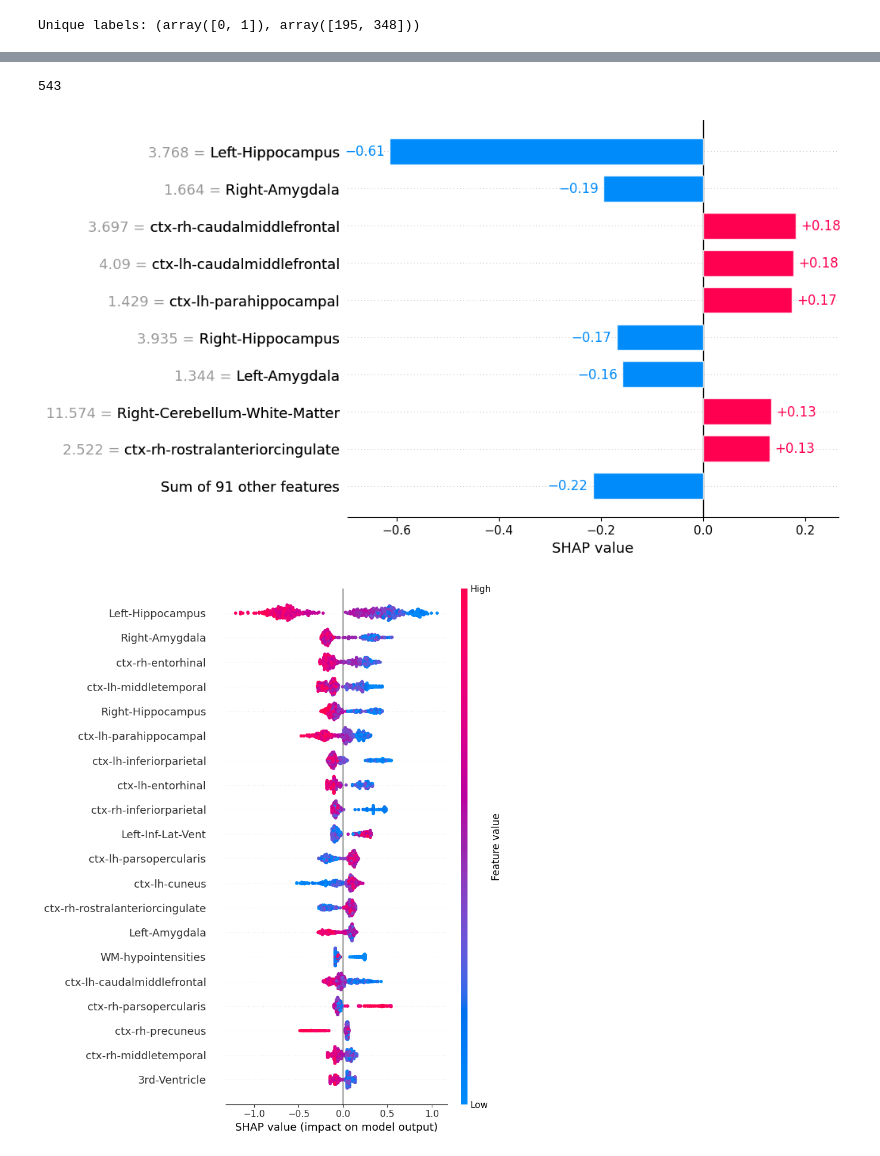
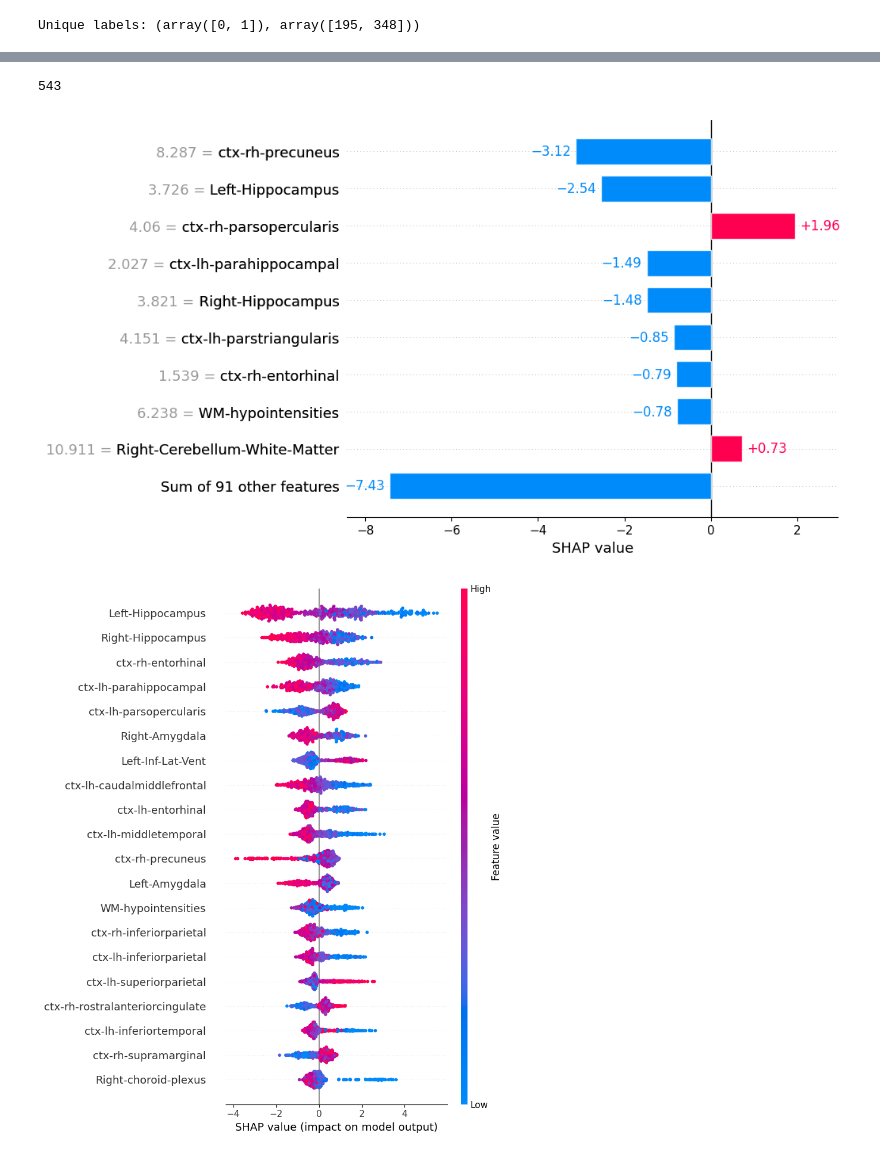
Before and after one commit to oscarlloydjohn/lloyd-john-MIUA-2025, a Jupyter notebook: gbdt-volumes_experiments.ipynb, the cells around one changed output, grey strips where cells are left out. Cells and saved outputs as stored; diff of their text form; code cells hidden in the pictures.

```diff
--- a/gbdt-volumes_experiments.ipynb
+++ b/gbdt-volumes_experiments.ipynb
@@ -38,18 +37,16 @@ scoring = 'roc_auc'
 
 args = {
     'learning_rate':0.5,
-    'max_depth': 4,
-    'max_iter': 100,
-    'min_samples_leaf': 150,
-    'max_leaf_nodes':50,
-    'l2_regularization': 7,
+    'l2_regularization': 0,
+    'max_leaf_nodes': 30,
+    'max_features': 0.5,
 }
 
 with parallel_backend('threading', n_jobs=8):
 
     # model = GradientBoostingClassifier(n_estimators=n_estimators, learning_rate=learning_rate, max_depth=max_depth)
 
-    model = HistGradientBoostingClassifier(**args, scoring=scoring, class_weight='balanced')
+    model = HistGradientBoostingClassifier(**args, class_weight='balanced')
 
     cv = StratifiedKFold(n_splits=10, shuffle=True)
 
@@ -78,21 +75,19 @@ plt.show()
 # %%
-model = HistGradientBoostingClassifier(**args, scoring=scoring, class_weight='balanced')
-
 model.fit(volumes, labels)
 
 explainer = shap.Explainer(model, feature_names=dataset[0]['struct_names'])
 
 shap_values = explainer(volumes)
 
 print(len(shap_values))
 
 shap.plots.bar(shap_values[0], max_display=10)
 
 shap.summary_plot(shap_values, volumes)
 # %% [output]
 543
-[figure, old version]
+[figure, new version]
-[figure, old version]
+[figure, new version]
 # %%
 with open(f'volumes_gbdt.pkl', 'wb') as file:
 
```
Also changed, not shown: parts of 3 cells of this notebook, 2 other files.
